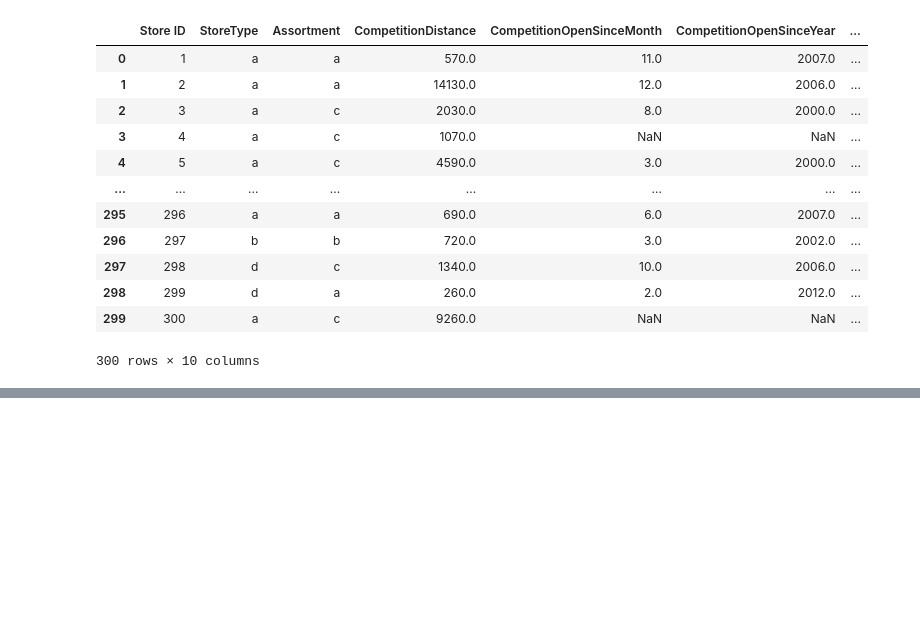
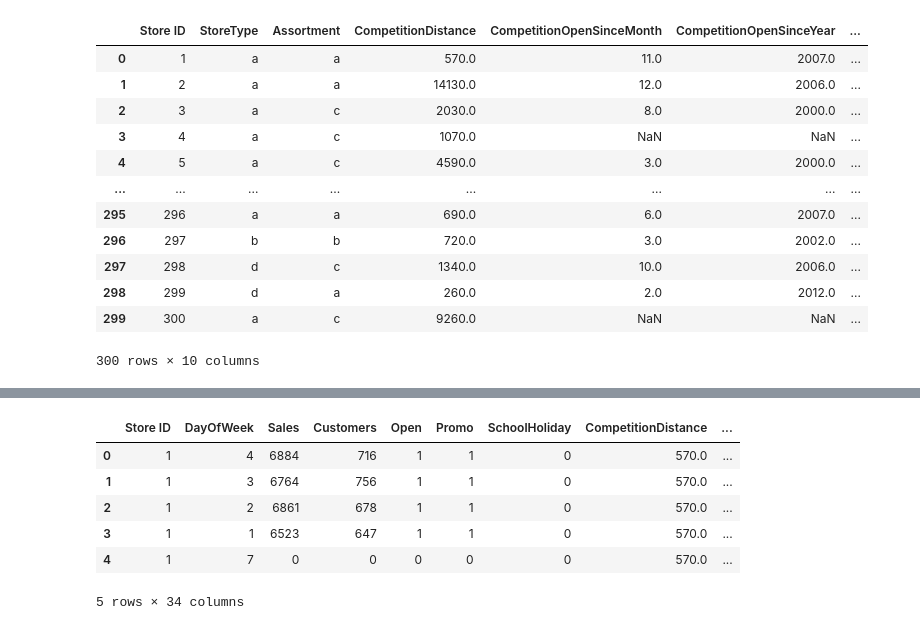
Before and after one commit to Wladi-S/ML1-RetailRevenuePrediction, a Jupyter notebook: notebooks/expoloration.ipynb, the cells around one changed output, grey strips where cells are left out. Drawn from its saved outputs; the diff is of its cells as text; code cells hidden in the pictures; blank space fills up the shorter version.

Commit message:
daten ausprobieren

```diff
--- a/notebooks/expoloration.ipynb
+++ b/notebooks/expoloration.ipynb
@@ -41,3 +45,2 @@ train_data_df
 # %%
-# take dftrain and join with dfstores
-dfmerge = train_data_df.merge(store_data_df[['Store ID', 'StoreType', 'Assortment']], on='Store ID', how='left')
+merged_data = train_data_df.merge(store_data_df, on='Store ID', how='left')
@@ -186,0 +47,3 @@ final_preprocessed_data = scaled_numerical_df.join(encoded_categorical_df)
+# %%
+# drop rows Promo2, Promo2SinceWeek, Promo2SinceYear, PromoInterval
+merged_data.drop(columns=['CompetitionOpenSinceMonth', 'CompetitionOpenSinceYear', 'Promo2SinceWeek', 'Promo2SinceYear', 'PromoInterval'], inplace=True)
@@ -186,0 +74,21 @@ final_preprocessed_data = scaled_numerical_df.join(encoded_categorical_df)
+# %%
+# Anpassung der Datumsmerkmale
+merged_data['Date'] = pd.to_datetime(merged_data['Date'])
+merged_data['Year'] = merged_data['Date'].dt.year
+merged_data['Month'] = merged_data['Date'].dt.month
+merged_data['Day'] = merged_data['Date'].dt.day
+merged_data['WeekOfYear'] = merged_data['Date'].dt.isocalendar().week
+merged_data['Weekend'] = np.where(merged_data['DayOfWeek'].isin([6, 7]), 1, 0)  # Samstag = 6, Sonntag = 7
+
+cat_type = CategoricalDtype(categories=['Montag', 'Dienstag', 'Mittwoch', 'Donnerstag', 'Freitag', 'Samstag', 'Sonntag'], ordered=True)
+merged_data['Weekday'] = merged_data['Date'].dt.day_name(locale='de_DE').astype(cat_type)
+
+merged_data['Quarter'] = merged_data['Date'].dt.quarter
+merged_data['DayOfYear'] = merged_data['Date'].dt.dayofyear
+merged_data['DayOfMonth'] = merged_data['Date'].dt.day
+
+merged_data['Season'] = merged_data['Month'].apply(lambda month: (month%12 // 3 + 1))
+merged_data['Season'].replace(to_replace=[1,2,3,4], value=['Winter', 'Frühling','Sommer','Herbst'], inplace=True)
+
+# Entfernen der ursprünglichen Date-Spalte
+merged_data.drop('Date', axis=1, inplace=True)
@@ -186,0 +97,25 @@ final_preprocessed_data = scaled_numerical_df.join(encoded_categorical_df)
+# %%
+# Auswahl der kategorischen Spalten für One-Hot-Encoding
+categorical_columns = ['StateHoliday', 'StoreType', 'Assortment', 'Season', 'Weekday']
+
+# Anwendung von One-Hot-Encoding auf kategorische Spalten
+encoder = OneHotEncoder(sparse=False, drop='first')
+encoded_columns = encoder.fit_transform(merged_data[categorical_columns])
+
+# Umwandlung des encoded Arrays in einen DataFrame und Anpassung der Spaltennamen
+encoded_columns_df = pd.DataFrame(encoded_columns, columns=encoder.get_feature_names_out(categorical_columns))
+
+# Zusammenführen des encoded DataFrame mit dem ursprünglichen Datensatz
+merged_data.reset_index(drop=True, inplace=True)
+merged_data_encoded = pd.concat([merged_data, encoded_columns_df], axis=1)
+
+# Entfernen der ursprünglichen kategorischen Spalten
+merged_data_encoded.drop(categorical_columns, axis=1, inplace=True)
+# %% [output]
+|  | Store ID | DayOfWeek | Sales | Customers | Open | Promo | SchoolHoliday | CompetitionDistance | ... |
+| 0 | 1 | 4 | 6884 | 716 | 1 | 1 | 0 | 570.0 | ... |
+| 1 | 1 | 3 | 6764 | 756 | 1 | 1 | 0 | 570.0 | ... |
+| 2 | 1 | 2 | 6861 | 678 | 1 | 1 | 0 | 570.0 | ... |
+| 3 | 1 | 1 | 6523 | 647 | 1 | 1 | 0 | 570.0 | ... |
+| 4 | 1 | 7 | 0 | 0 | 0 | 0 | 0 | 570.0 | ... |
+5 rows × 34 columns
```
Also changed, not shown: parts of 22 cells of this notebook, 1 other file.
